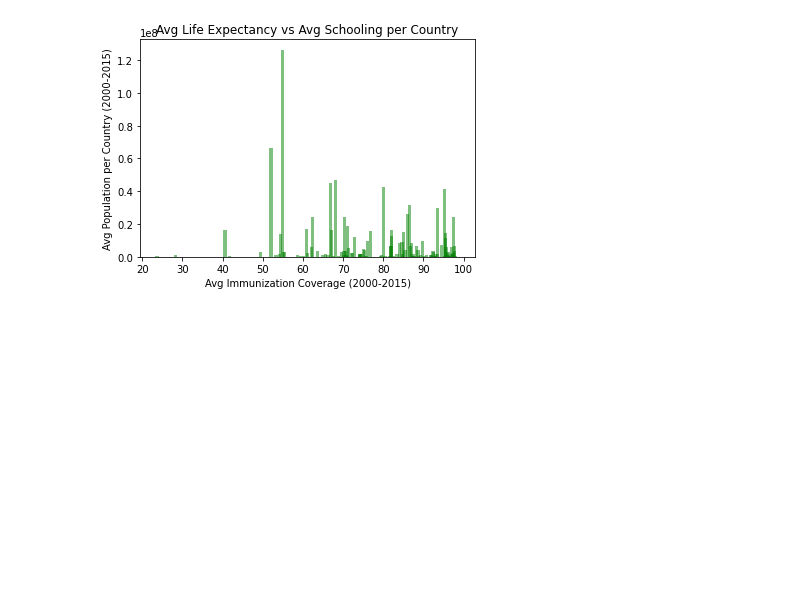
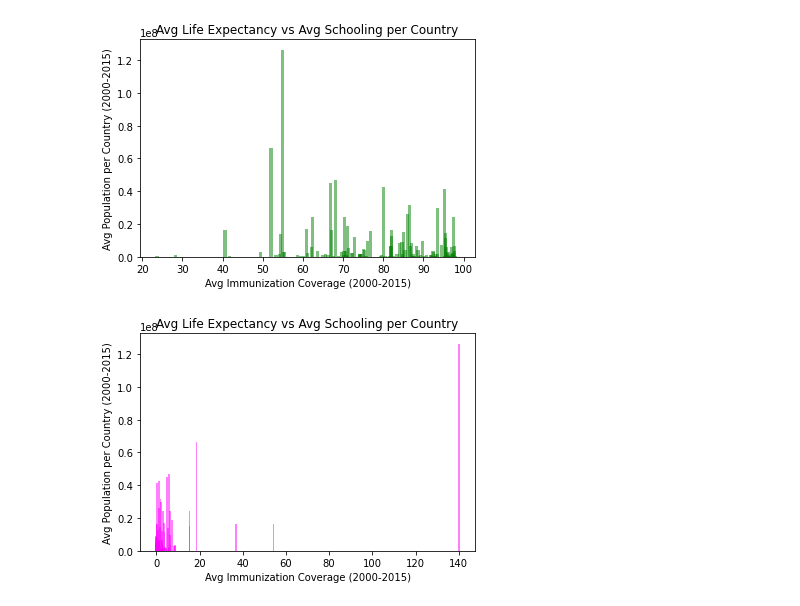
Before and after one commit to shechter430/project_one, a Jupyter notebook: jennifer_analyzations.ipynb, the cells around one changed output. Cells and saved outputs as stored; diff of their text form; code cells hidden in the pictures; blank space fills up the shorter version.

```diff
--- a/jennifer_analyzations.ipynb
+++ b/jennifer_analyzations.ipynb
@@ -134,0 +133,19 @@ plt.show()
+# %%
+#use for infant death variable
+mean_infd = life_expectancy.groupby('Country')["Infant Deaths (%)"].median()
+
+#Data frame for popuation and infant deaths
+pop_infd = pd.DataFrame({"Avg Population per Country (2000-2015)": mean_population,
+                         "Infant Deaths (%)": mean_infd})
+
+# Do countries with lower populations have higher infant death rates?
+x_axis = pop_infd["Infant Deaths (%)"]
+y_axis = pop_infd["Avg Population per Country (2000-2015)"]
+plt.bar(x_axis, y_axis, color="magenta", alpha = 0.5)
+plt.title("Avg Life Expectancy vs Avg Schooling per Country")
+plt.xlabel("Avg Immunization Coverage (2000-2015)")
+plt.ylabel("Avg Population per Country (2000-2015)")
+plt.show()
+#adjust x and y ticks for better visualization
+# %% [output]
+[figure, added]
```
Also changed, not shown: parts of 2 cells of this notebook.
